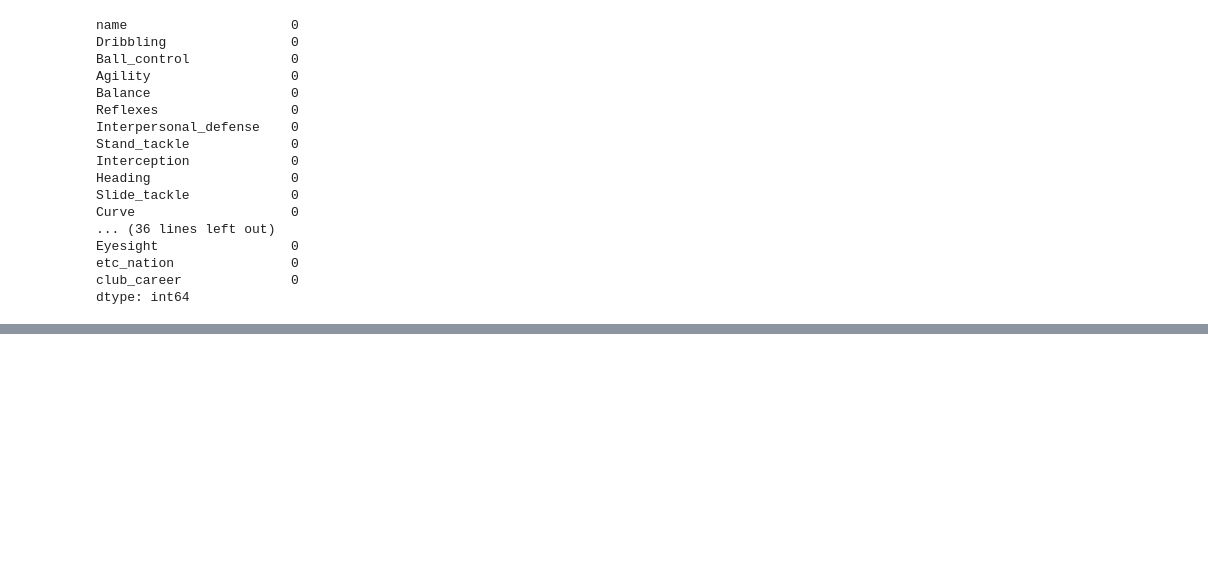
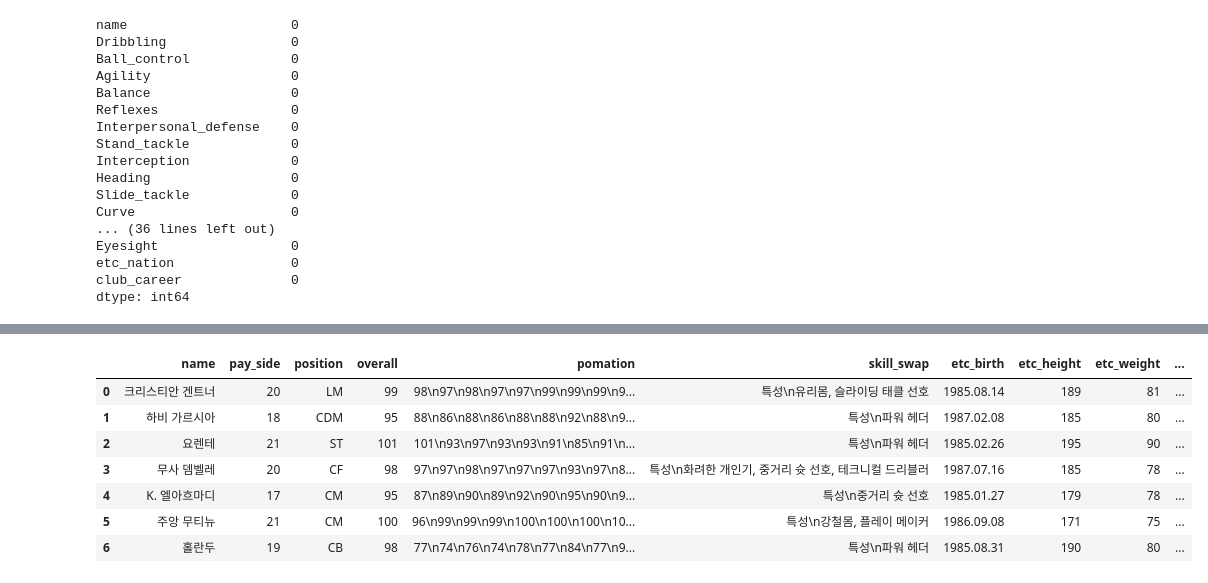
Before and after one commit to Kim-SeongSu/FIFA_Project_Personal, a Jupyter notebook: modeling/data_preprocess.ipynb, the cells around one changed output, grey strips where cells are left out. Cells and saved outputs as stored; diff of their text form; code cells hidden in the pictures; blank space fills up the shorter version.

```diff
--- a/modeling/data_preprocess.ipynb
+++ b/modeling/data_preprocess.ipynb
@@ -454,0 +508,20 @@ data_merge.to_csv('result_version_1.csv')
+# %%
+# 수정된 값으로 기입
+data_merge.Slide_tackle = sliding_tackle
+data_merge.etc_skill = star
+data_merge.etc_foot = prefer_foot
+data_merge.etc_birth = birth
+data_merge.etc_height = height
+data_merge.etc_weight = weight
+data_merge.price = price_non_bp
+
+data_merge.head(7)
+# %% [output]
+|  | name | pay_side | position | overall | pomation | skill_swap | etc_birth | etc_height | etc_weight | ... |
+| 0 | 크리스티안 겐트너 | 20 | LM | 99 | 98\n97\n98\n97\n97\n99\n99\n99\n9... | 특성\n유리몸, 슬라이딩 태클 선호 | 1985.08.14 | 189 | 81 | ... |
+| 1 | 하비 가르시아 | 18 | CDM | 95 | 88\n86\n88\n86\n88\n88\n92\n88\n9... | 특성\n파워 헤더 | 1987.02.08 | 185 | 80 | ... |
+| 2 | 요렌테 | 21 | ST | 101 | 101\n93\n97\n93\n93\n91\n85\n91\n... | 특성\n파워 헤더 | 1985.02.26 | 195 | 90 | ... |
+| 3 | 무사 뎀벨레 | 20 | CF | 98 | 97\n97\n98\n97\n97\n97\n93\n97\n8... | 특성\n화려한 개인기, 중거리 슛 선호, 테크니컬 드리블러 | 1987.07.16 | 185 | 78 | ... |
+| 4 | K. 엘아흐마디 | 17 | CM | 95 | 87\n89\n90\n89\n92\n90\n95\n90\n9... | 특성\n중거리 슛 선호 | 1985.01.27 | 179 | 78 | ... |
+| 5 | 주앙 무티뉴 | 21 | CM | 100 | 96\n99\n99\n99\n100\n100\n100\n10... | 특성\n강철몸, 플레이 메이커 | 1986.09.08 | 171 | 75 | ... |
+| 6 | 홀란두 | 19 | CB | 98 | 77\n74\n76\n74\n78\n77\n84\n77\n9... | 특성\n파워 헤더 | 1985.08.31 | 190 | 80 | ... |
```
Also changed, not shown: parts of 5 cells of this notebook, 1 other file.
